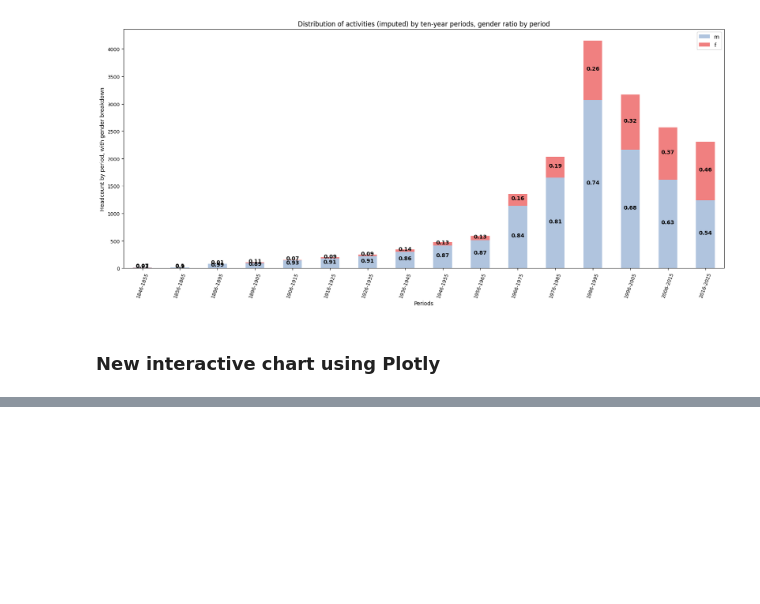
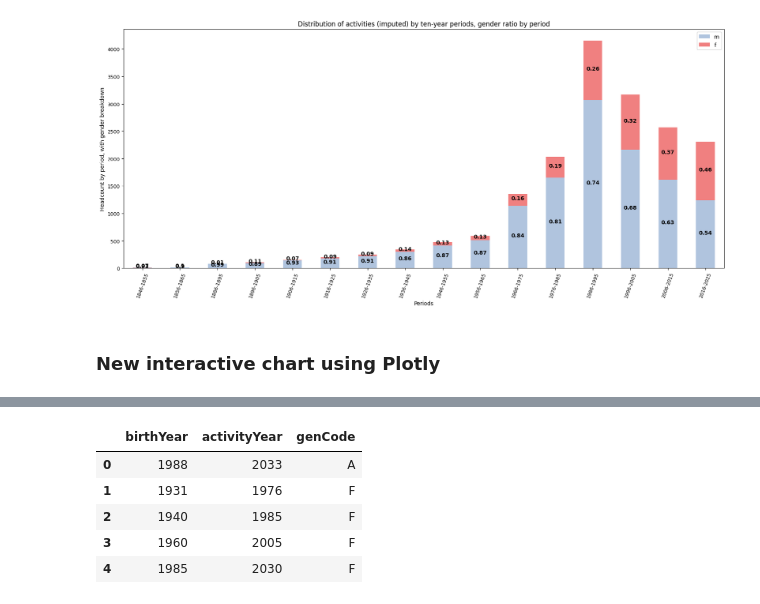
Before and after one commit to NicoSidler/LOD_NicoSidler, a Jupyter notebook: notebooks_jupyter/wikidata_exploration/da1new_distribution_birthYear_gender.ipynb, the cells around one changed output, grey strips where cells are left out. Cells and saved outputs as stored; diff of their text form; code cells hidden in the pictures; blank space fills up the shorter version.

```diff
--- a/notebooks_jupyter/wikidata_exploration/da1new_distribution_birthYear_gender.ipynb
+++ b/notebooks_jupyter/wikidata_exploration/da1new_distribution_birthYear_gender.ipynb
@@ -692,0 +691,9 @@ fig.show()
+# %%
+cdf_p[['birthYear','activityYear', 'genCode']].head()
+# %% [output]
+|  | birthYear | activityYear | genCode |
+| 0 | 1988 | 2033 | A |
+| 1 | 1931 | 1976 | F |
+| 2 | 1940 | 1985 | F |
+| 3 | 1960 | 2005 | F |
+| 4 | 1985 | 2030 | F |
```
Also changed, not shown: parts of 7 cells of this notebook, 2 other files.
